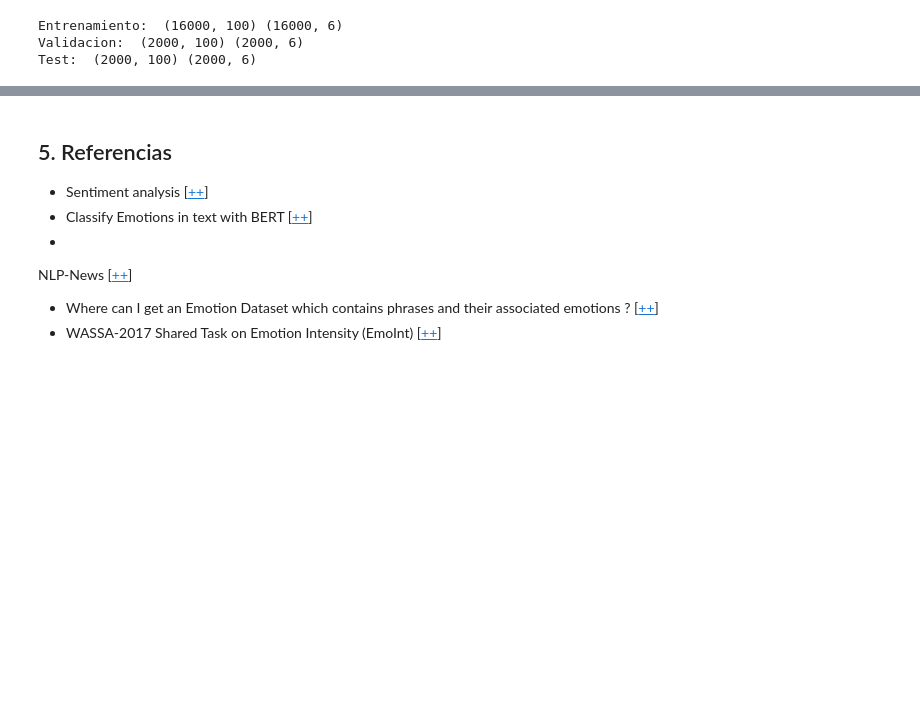
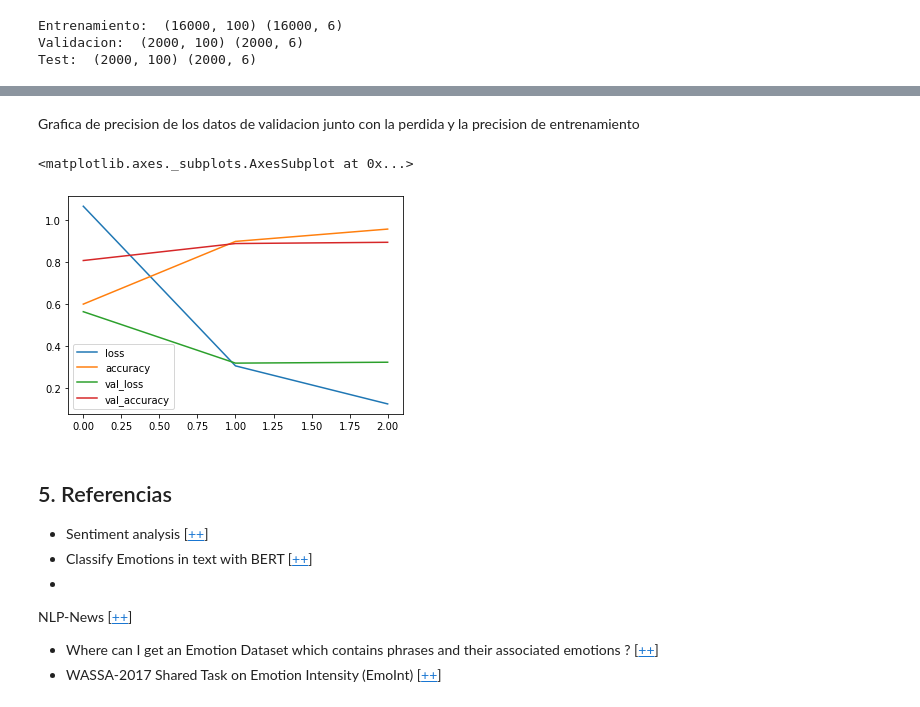
Before and after one commit to Jamf05/20201-ai2-class-project, a Jupyter notebook: download-data.ipynb, the cells around one changed output, grey strips where cells are left out. Cells and saved outputs as stored; diff of their text form; code cells hidden in the pictures; blank space fills up the shorter version.

```diff
--- a/download-data.ipynb
+++ b/download-data.ipynb
@@ -203,0 +259,18 @@ np.save('data/y_test.npy', y_test)
+# %%
+#Funcion para crear el modelo, recibe el max de palabras
+def crear_modelo(max_words):
+  #Modelo sequencial de agregacion de capas
+  model = tf.keras.models.Sequential()
+  #Para este caso el word embedding sera relacionado a la dimension de nuestro conjunto de palabras
+  model.add(tf.keras.layers.Embedding(max_words,64, input_length=max_len))
+  model.add(tf.keras.layers.Bidirectional(tf.keras.layers.LSTM(units=128, activation='tanh',name='bilstm_layer1')))
+  #Agregamos una capa de Dropout del 20% de las neuronas
+  model.add(tf.keras.layers.Dropout(0.2))
+  #Capa intermedia densa
+  model.add(tf.keras.layers.Dense(units=64,activation=tf.keras.activations.relu))
+  #Capa final del onehot Encoding
+  model.add(tf.keras.layers.Dense(6,activation=tf.keras.activations.softmax))
+  model.compile(loss='categorical_crossentropy', metrics=['accuracy'], optimizer=tf.keras.optimizers.Adam())
+  # Presentacion de la arquitectura
+  model.summary()
+  return model
@@ -203,0 +279,2 @@ np.save('data/y_test.npy', y_test)
+# %%
+model = crear_modelo(max_words)
@@ -203,0 +306,6 @@ np.save('data/y_test.npy', y_test)
+# %%
+model_checkpoint = tf.keras.callbacks.ModelCheckpoint('models/sentimiento_modelLSTM_v1.h5', monitor='loss', save_best_only=True)
+early_stopping = tf.keras.callbacks.EarlyStopping(monitor='val_loss')
+# %%
+#Definimos una funcion de CALLBACK para detener el modelo cuando
+historial = model.fit(x_train,y_train, validation_data=(x_val,y_val), epochs=150, callbacks=[model_checkpoint,early_stopping])
@@ -204,3 +319,11 @@ np.save('data/y_test.npy', y_test)
+# %% [markdown]
+Grafica de precision de los datos de validacion junto con la perdida y la precision de entrenamiento
+# %%
+losses=pd.DataFrame(historial.history)
+losses.plot()
+# %% [output]
+<matplotlib.axes._subplots.AxesSubplot at 0x...>
+[figure, added]
 # %% [markdown]
 ## 5. Referencias
 
```
Also changed, not shown: parts of 19 cells of this notebook, 1 other file.
